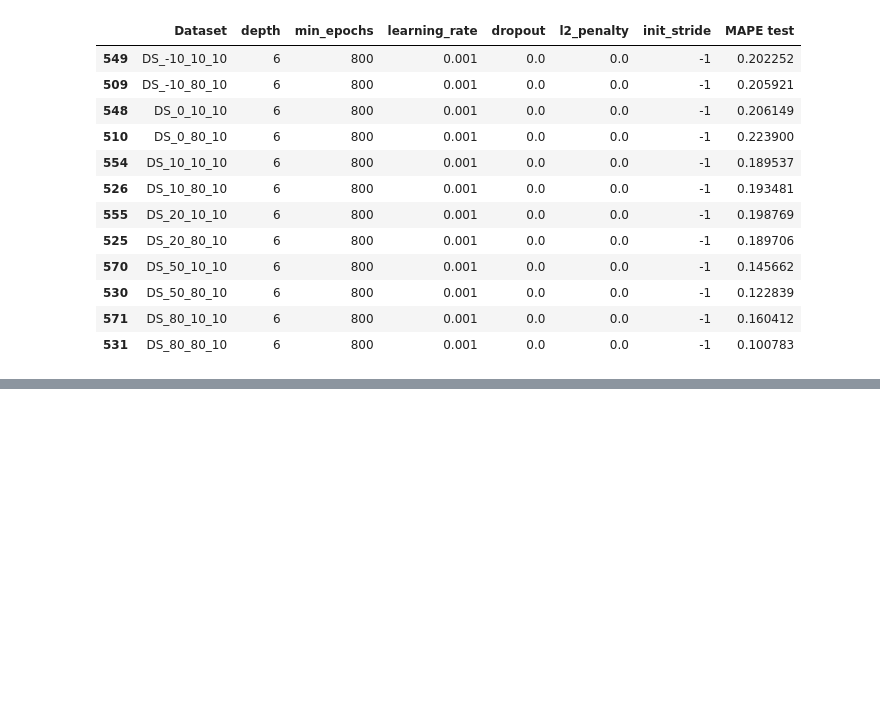
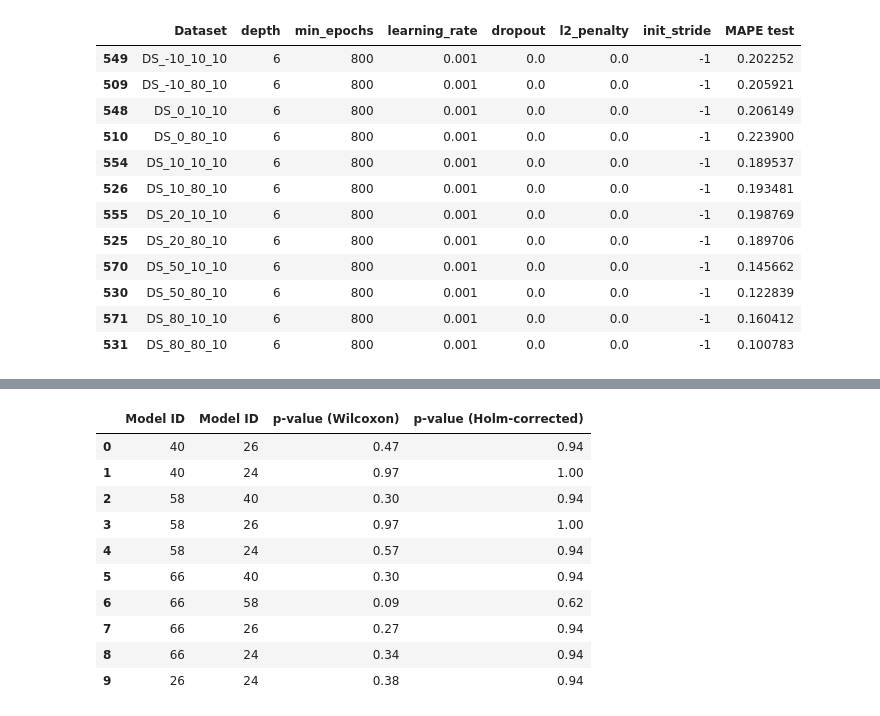
Before and after one commit to Whitesheep18/retinal-ecap-detection, a Jupyter notebook: results/tuning_results.ipynb, the cells around one changed output, grey strips where cells are left out. Saved outputs shown, nothing was run; the diff lists cells and outputs as text; code cells hidden in the pictures; blank space fills up the shorter version.

```diff
--- a/results/tuning_results.ipynb
+++ b/results/tuning_results.ipynb
@@ -329,11 +256,4 @@ average_ranking
 print("Top 3 models:", average_ranking.iloc[:3].index.values) # by RMSE = 40, 66, 58, by MAPE = 26, 58, 24
 # %% [output]
 Top 3 models: [26 58 24]
-# %%
-top_models = [40, 58, 66, 26, 24]
-for i in range(num_models):
-    for j in range(num_models):
-        for k in top_models:
-            if i == k and k!=j and j in top_models and p_values[i*num_models+j] < alpha:
-                print(f"Model {i} and model {j} are significantly different with p-value {adjusted_p_values[i*num_models+j]}")
 # %%
@@ -393,0 +356,36 @@ results.sort_values(by=rank_by).head(3)
+# %%
+p_values_table = {'Model ID 1': [], 'Model ID 2': [], "p-value (Wilcoxon)": []}
+top_models = [40, 58, 66, 26, 24]
+for i in top_models:
+    for j in top_models:
+        if i > j:
+            res = wilcoxon(performance_data[datasets].loc[i],
+                        performance_data[datasets].loc[j],
+                        method='exact')
+            p_value = res.pvalue
+            if p_value < alpha:
+                print(f"Model {i} and model {j} are significantly different with p-value {p_value}")
+            p_values_table['Model ID 1'].append(i)
+            p_values_table['Model ID 2'].append(j)
+            p_values_table["p-value (Wilcoxon)"].append(p_value)
+
+
+adjusted_p_values = multipletests(p_values_table["p-value (Wilcoxon)"], alpha=alpha)[1]
+p_values_table['p-value (Holm-corrected)'] = adjusted_p_values
+
+p_values_table = pd.DataFrame(p_values_table).rename(columns={'Model ID 1': 'Model ID', 'Model ID 2': 'Model ID'})
+p_values_table[['p-value (Wilcoxon)', 'p-value (Holm-corrected)']] = p_values_table[['p-value (Wilcoxon)', 'p-value (Holm-corrected)']].round(2)
+p_values_table.to_csv("tables/wilcoxon_p_values.csv", index=False)
+p_values_table
+# %% [output]
+|  | Model ID | Model ID | p-value (Wilcoxon) | p-value (Holm-corrected) |
+| 0 | 40 | 26 | 0.47 | 0.94 |
+| 1 | 40 | 24 | 0.97 | 1.00 |
+| 2 | 58 | 40 | 0.30 | 0.94 |
+| 3 | 58 | 26 | 0.97 | 1.00 |
+| 4 | 58 | 24 | 0.57 | 0.94 |
+| 5 | 66 | 40 | 0.30 | 0.94 |
+| 6 | 66 | 58 | 0.09 | 0.62 |
+| 7 | 66 | 26 | 0.27 | 0.94 |
+| 8 | 66 | 24 | 0.34 | 0.94 |
+| 9 | 26 | 24 | 0.38 | 0.94 |
```
Also changed, not shown: parts of 11 cells of this notebook.
